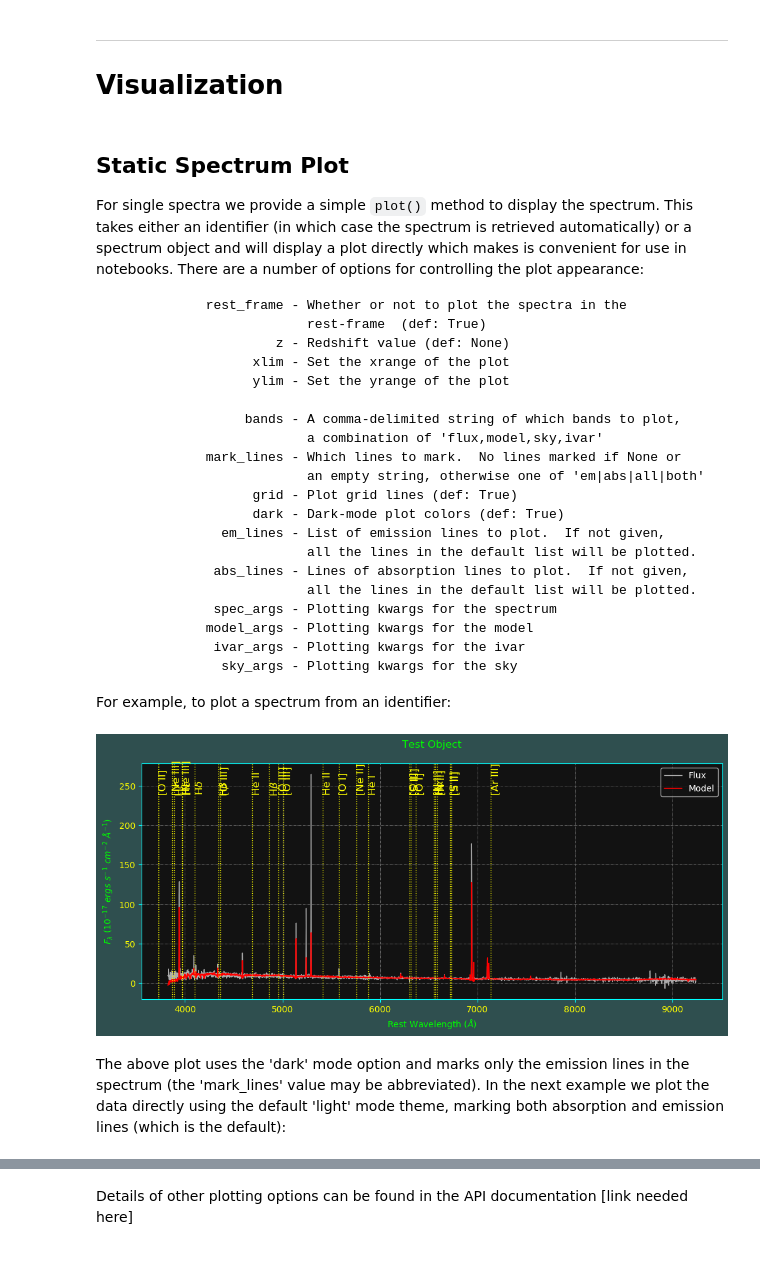
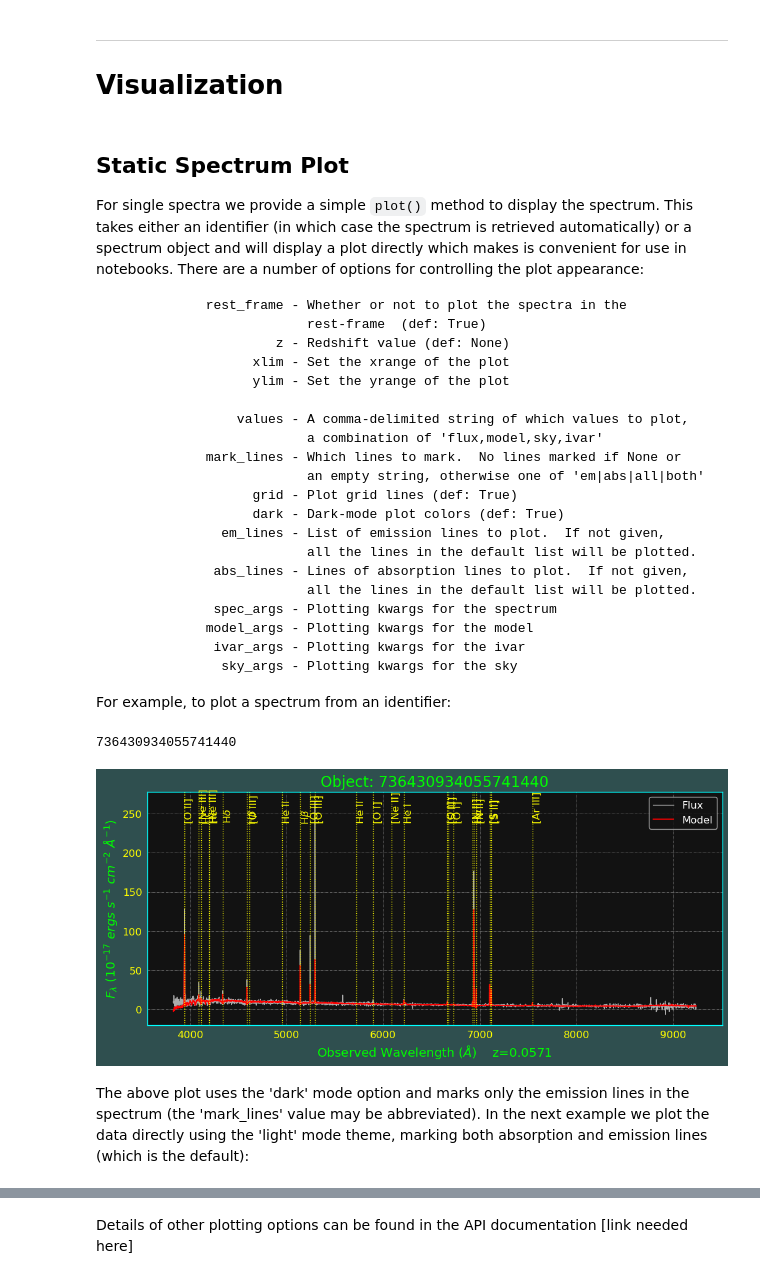
Before and after one commit to mjfitzpatrick/specserver, a Jupyter notebook: doc/How_to_use_the_Spectral_Data_Client.ipynb, the cells around one changed output, grey strips where cells are left out. Drawn from its saved outputs; the diff is of its cells as text; code cells hidden in the pictures.

```diff
--- a/doc/How_to_use_the_Spectral_Data_Client.ipynb
+++ b/doc/How_to_use_the_Spectral_Data_Client.ipynb
@@ -720,7 +727,7 @@ For single spectra we provide a simple `plot()` method to display the spectrum.
                       xlim - Set the xrange of the plot
                       ylim - Set the yrange of the plot
 
-                     bands - A comma-delimited string of which bands to plot,
+                    values - A comma-delimited string of which values to plot,
                              a combination of 'flux,model,sky,ivar'
                 mark_lines - Which lines to mark.  No lines marked if None or
                              an empty string, otherwise one of 'em|abs|all|both'
@@ -739,10 +746,15 @@ For example, to plot a spectrum from an identifier:
 # %%
 # Create a spectrum ID list for the plot
 id_list = spec.query(30.0, 1.0, 25.0, out='', constraint='limit 100')
-spec.plot(id_list[2], title='Test Object', figsize=(10,4),bands='flux,model', mark_lines='emission')
+spec_id = id_list[2]
+print(spec_id)
+#spec.plot(spec_id, title='Object: '+str(spec_id), figsize=(10,4), values='flux,model',
+spec.plot(spec_id, title='Object: '+str(spec_id), values='flux,model',
+          mark_lines='emission', rest_frame=False, z=0.0570878)
 # %% [output]
+736430934055741440
-[figure, old version]
+[figure, new version]
 # %% [markdown]
-The above plot uses the 'dark' mode option and marks only the emission lines in the spectrum (the 'mark_lines' value may be abbreviated).  In the next example we plot the data directly using the default 'light' mode theme, marking both absorption and emission lines (which is the default):
+The above plot uses the 'dark' mode option and marks only the emission lines in the spectrum (the 'mark_lines' value may be abbreviated).  In the next example we plot the data directly using the 'light' mode theme, marking both absorption and emission lines (which is the default):
 # %%
 # Plot using a retrieved spectrum
```
Also changed, not shown: parts of 38 cells of this notebook, 1 other file.
